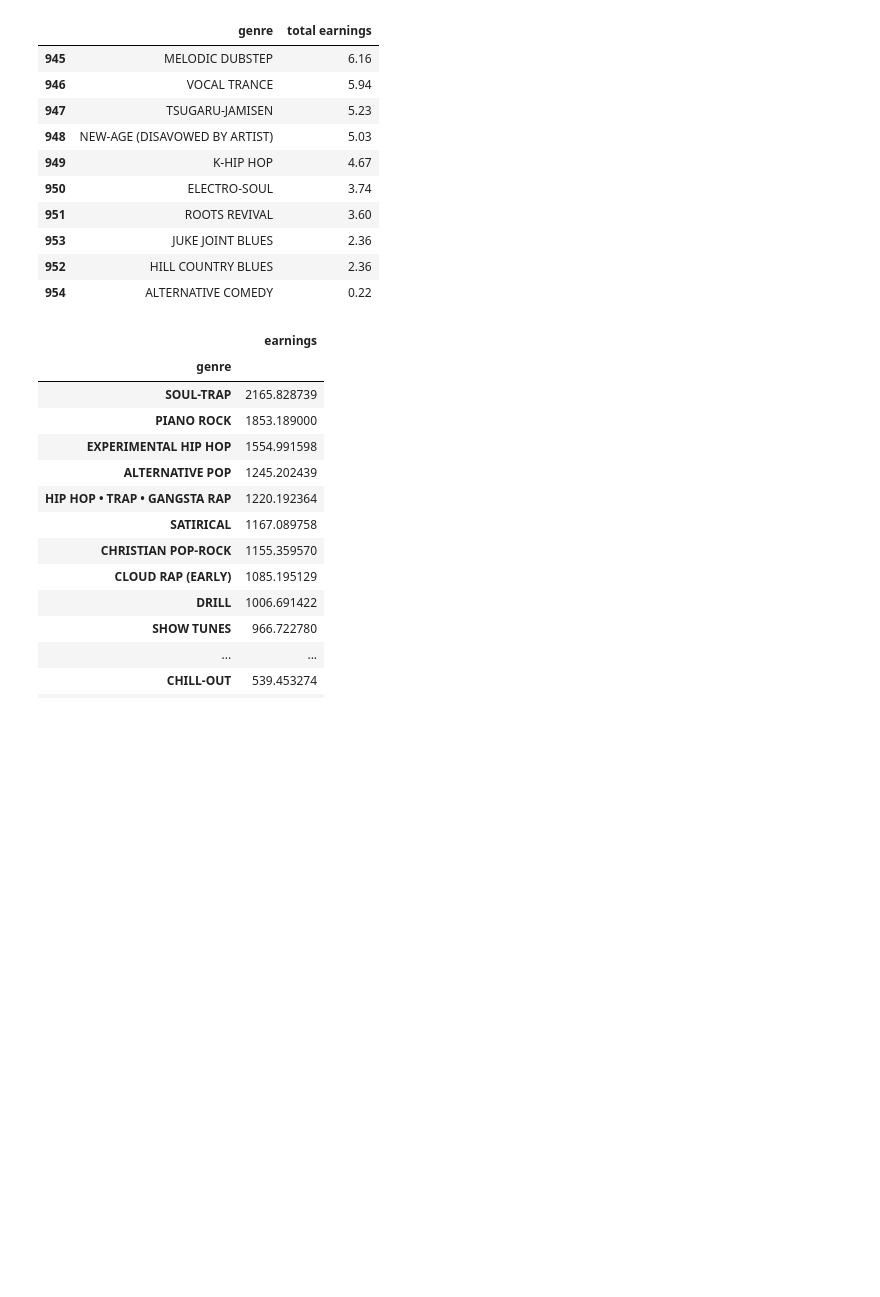
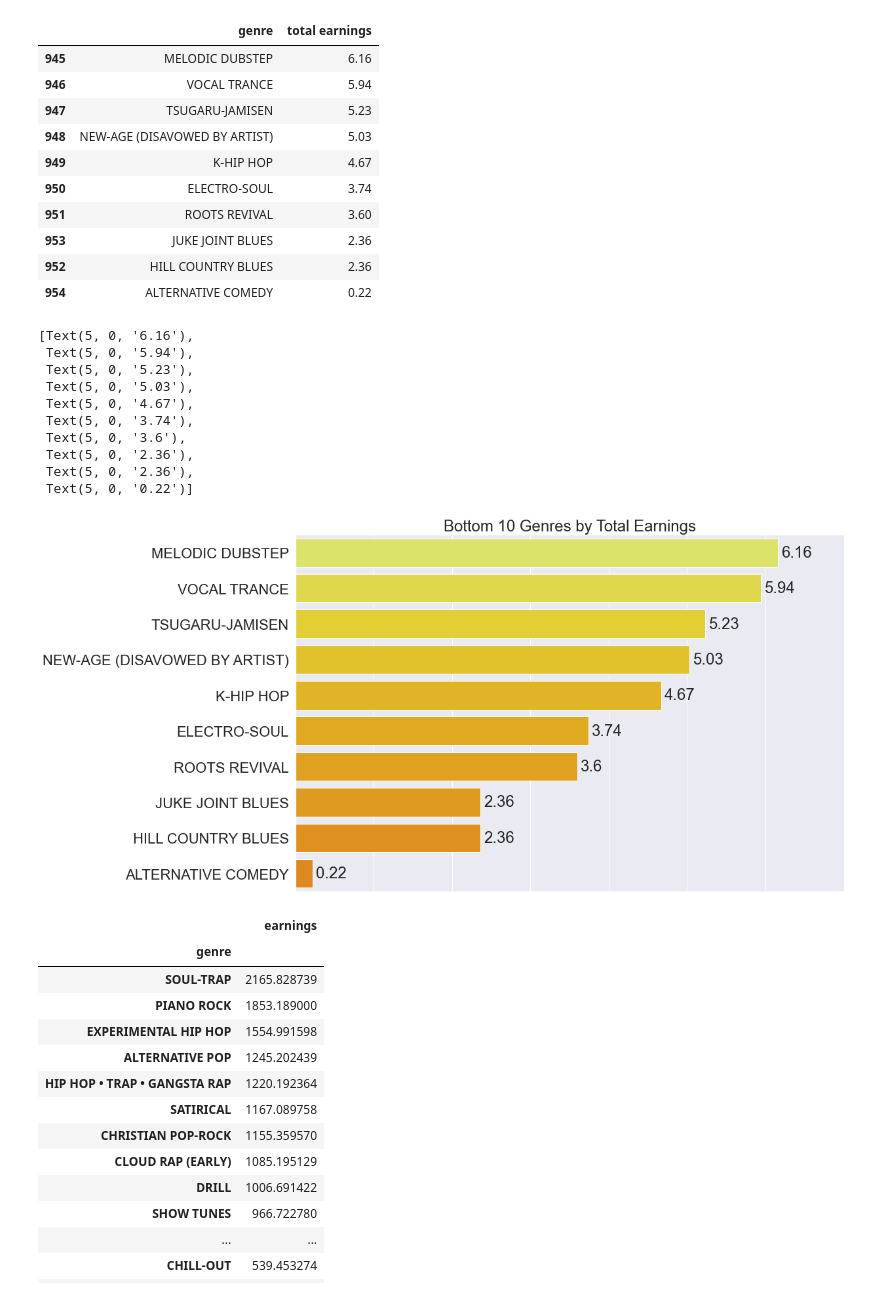
Before and after one commit to NSS-Data-Analytics-Cohort-6/mlc-project-pythons-on-a-plane, a Jupyter notebook: notebooks/mlc_streaming_data.ipynb, the cells around one changed output. Cells and saved outputs as stored; diff of their text form; code cells hidden in the pictures; blank space fills up the shorter version.

```diff
--- a/notebooks/mlc_streaming_data.ipynb
+++ b/notebooks/mlc_streaming_data.ipynb
@@ -857,6 +892,41 @@ bottom_genre_earnings_total.head(40)
 | 953 | JUKE JOINT BLUES | 2.36 |
 | 952 | HILL COUNTRY BLUES | 2.36 |
 | 954 | ALTERNATIVE COMEDY | 0.22 |
+# %%
+#bottom 10 genres by total earning visualization
+bottom_genres_earnings_total_g = sns.barplot(x="total earnings", y="genre", data=bottom_genre_earnings_total,
+                 palette="Wistia")
+
+#make plot bigger so value labels don't run off graph
+#https://www.geeksforgeeks.org/matplotlib-axes-axes-set_xlim-in-python/
+bottom_genres_earnings_total_g.set_xlim(0, 7)
+
+#add chart title
+bottom_genres_earnings_total_g.set_title("Bottom 10 Genres by Total Earnings")
+
+#remove x axis label and values
+#https://stackoverflow.com/questions/58476654/how-to-remove-or-hide-x-axis-labels-from-a-seaborn-matplotlib-plot
+bottom_genres_earnings_total_g.set(xlabel=None)
+bottom_genres_earnings_total_g.set(xticklabels=[])
+
+#remove y axis label
+bottom_genres_earnings_total_g.set(ylabel=None)
+
+#add value labels to each bar
+#https://matplotlib.org/stable/api/_as_gen/matplotlib.axes.Axes.bar_label.html
+bottom_genres_earnings_total_g.bar_label(bottom_genres_earnings_total_g.containers[0], padding=5)
+# %% [output]
+[Text(5, 0, '6.16'),
+ Text(5, 0, '5.94'),
+ Text(5, 0, '5.23'),
+ Text(5, 0, '5.03'),
+ Text(5, 0, '4.67'),
+ Text(5, 0, '3.74'),
+ Text(5, 0, '3.6'),
+ Text(5, 0, '2.36'),
+ Text(5, 0, '2.36'),
+ Text(5, 0, '0.22')]
+[figure, added]
 # %%
 genre_earnings_avg = royalties.groupby('genre')[['earnings']].mean().sort_values(['earnings'],ascending=False)
 
```
Also changed, not shown: parts of 2 cells of this notebook.
